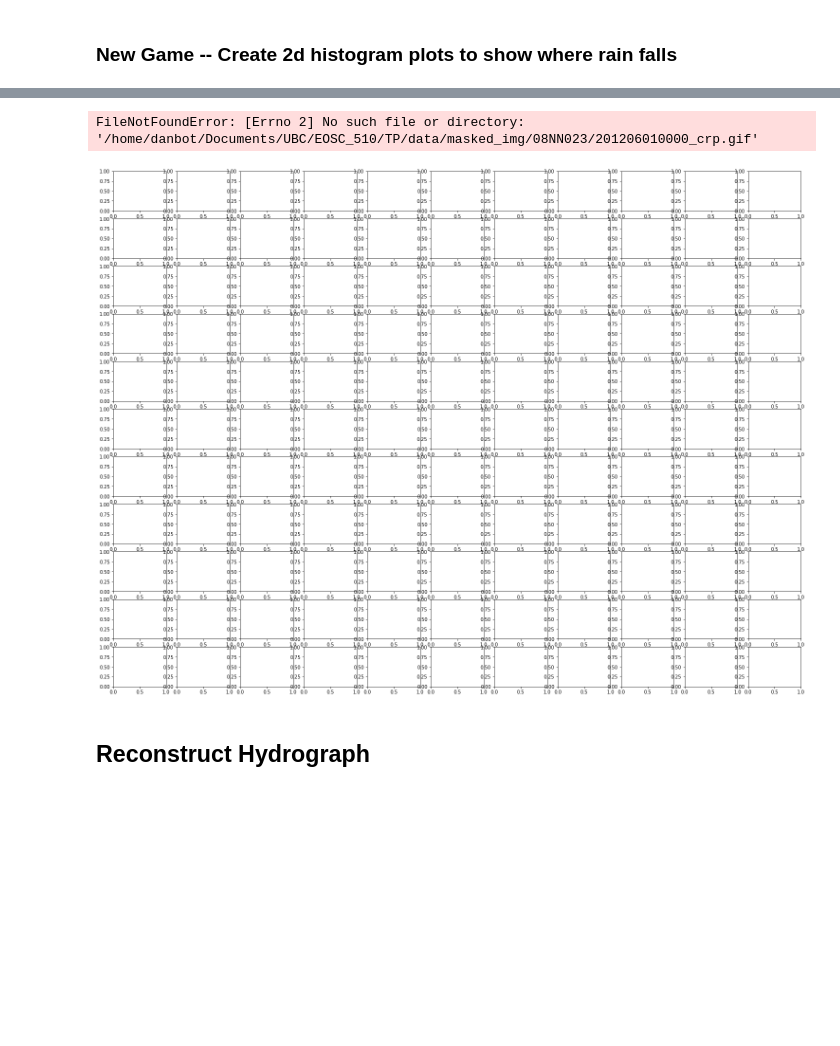
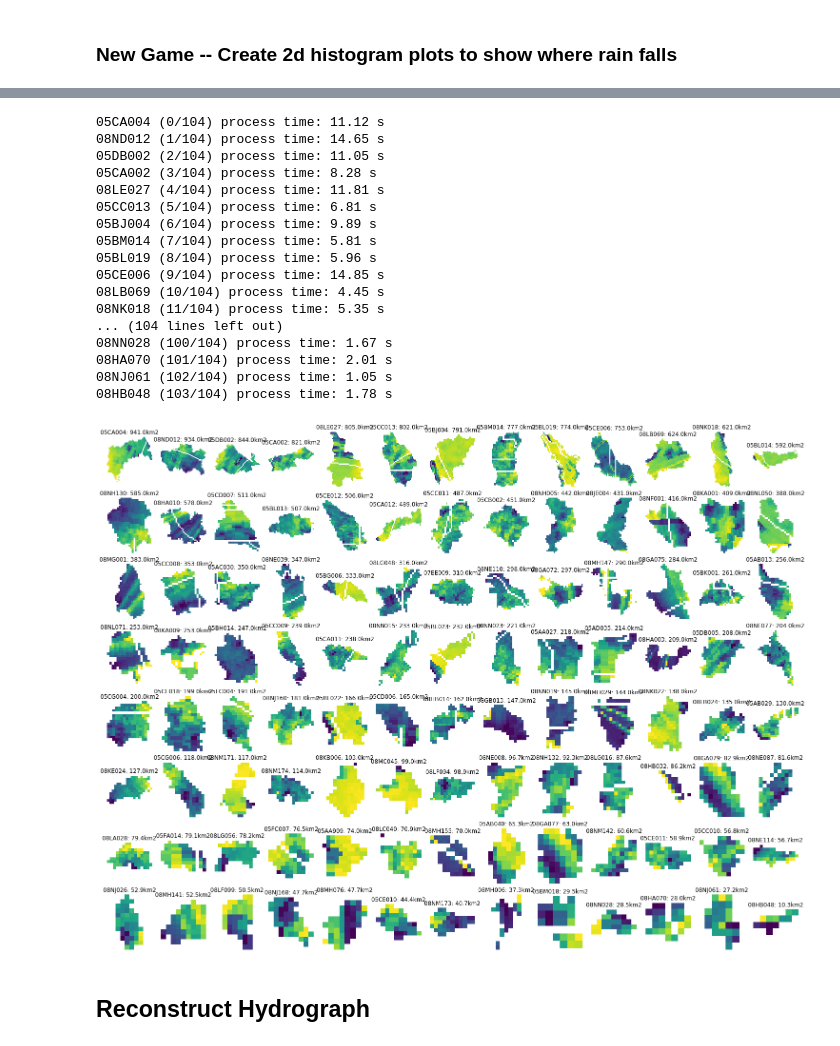
Before and after one commit to dankovacek/precip_radar, a Jupyter notebook: Process_Images.ipynb, the cells around one changed output, grey strips where cells are left out. Cells and saved outputs as stored; diff of their text form; code cells hidden in the pictures; blank space fills up the shorter version.

Commit message:
refactored find_events function

```diff
--- a/Process_Images.ipynb
+++ b/Process_Images.ipynb
@@ -300,0 +359,2 @@ station_data = station_data.sort_values('Gross Drainage Area (km2)', ascending=F
+# %%
+count_array = np.log(construct_precip_histogram(stn))
@@ -300,0 +412,17 @@ station_data = station_data.sort_values('Gross Drainage Area (km2)', ascending=F
+# %%
+bad_stns = [
+    '08NE006', '05AB005', '08LE024', '05AB005', '05BL027', '08MF068', '08MF065',
+    '05CB004', '08HA001', '05FC002', '08NL069', '08MH103', '08NL070', '08HB002',
+    '08MH016', '08MG026', '08LG068', '08MH056', '08ME027', '08MF062', '08HB048',
+    '08HB032', '08LE077', '08HA016', '08LF100',
+]
+print(sorted(bad_stns))
+# %%
+masked_stns_filtered = [e for e in masked_stns_filtered if len(event_dict[e].keys()) > 0]
+masked_stns_filtered = [e for e in masked_stns_filtered if e not in bad_stns]
+
+station_data = stations_df[stations_df['Station Number'].isin(masked_stns_filtered)]
+station_data = station_data.sort_values('Gross Drainage Area (km2)', ascending=False)
+
+# print(station_data[['Station Number', 'Gross Drainage Area (km2)']].head())
+print(len(masked_stns_filtered))
@@ -300,0 +431,5 @@ station_data = station_data.sort_values('Gross Drainage Area (km2)', ascending=F
+# %%
+# construct precipitation histograms
+spatial_precip_dict = {}
+for stn in station_data['Station Number'].values:
+    spatial_precip_dict[stn] = construct_precip_histogram(stn)
@@ -301,41 +447,52 @@ station_data = station_data.sort_values('Gross Drainage Area (km2)', ascending=F
 # %%
-fig, ax = plt.subplots(11, 11, figsize=(26, 20))
-
 colored_maps = []
-rows = 10
-cols = 11
+rows = 8
+cols = 13
 n = 0
 r, c = 0, 0
 
-stations = [e for e in station_data['Station Number'].values if e not in incomplete_stns]
+fig, ax = plt.subplots(rows, cols, figsize=(26, 20))
 
-for n in range(len(stations)):
-    stn = stations[n]
-    stn = '08NN023'
-
+for stn in station_data['Station Number'].values:
     t0 = time.time()
     base_image = get_sample_img(stn)
     stn_dat = stations_df[stations_df['Station Number'] == stn]
     stn_da = stn_dat['Gross Drainage Area (km2)']
 #     ax[r, c].imshow(base_image, alpha=0.5)
-    colorized_img_array = construct_precip_histogram(stn)
+
 
     t1 = time.time()
-    print('{} ({}/{}) process time: {:.2f} s'.format(stn, n, len(stations),t1-t0))
+    print('{} ({}/{}) process time: {:.2f} s'.format(stn, n, len(masked_stns_filtered),t1-t0))
     base_img_array = np.array(base_image, dtype=np.int_)
     remapped_colors_array = reset_bg_colors(base_img_array, colorized_img_array)
     ax[r, c].imshow(remapped_colors_array, cmap='viridis_r', interpolation='nearest', alpha=1)
 
     ax[r, c].axis('off')
-    ax[r, c].set_title(stn + ': {:.1f} km^2'.format(stn_da.values[0]))
+    ax[r, c].set_title(stn + ': {:.1f}km2'.format(stn_da.values[0]))
     c += 1
-    if c == 11:
+    if c == cols:
         c = 0
         r += 1
 
     n += 1
 
 # plt.axis('off')
 # %% [output]
-FileNotFoundError: [Errno 2] No such file or directory: '/home/danbot/Documents/UBC/EOSC_510/TP/data/masked_img/08NN023/201206010000_crp.gif'
+05CA004 (0/104) process time: 11.12 s
+08ND012 (1/104) process time: 14.65 s
+05DB002 (2/104) process time: 11.05 s
+05CA002 (3/104) process time: 8.28 s
+08LE027 (4/104) process time: 11.81 s
+05CC013 (5/104) process time: 6.81 s
+05BJ004 (6/104) process time: 9.89 s
+05BM014 (7/104) process time: 5.81 s
+05BL019 (8/104) process time: 5.96 s
+05CE006 (9/104) process time: 14.85 s
+08LB069 (10/104) process time: 4.45 s
+08NK018 (11/104) process time: 5.35 s
+... (104 lines left out)
+08NN028 (100/104) process time: 1.67 s
+08HA070 (101/104) process time: 2.01 s
+08NJ061 (102/104) process time: 1.05 s
+08HB048 (103/104) process time: 1.78 s
-[figure, old version]
+[figure, new version]
```
Also changed, not shown: parts of 22 cells of this notebook, 14 other files.
